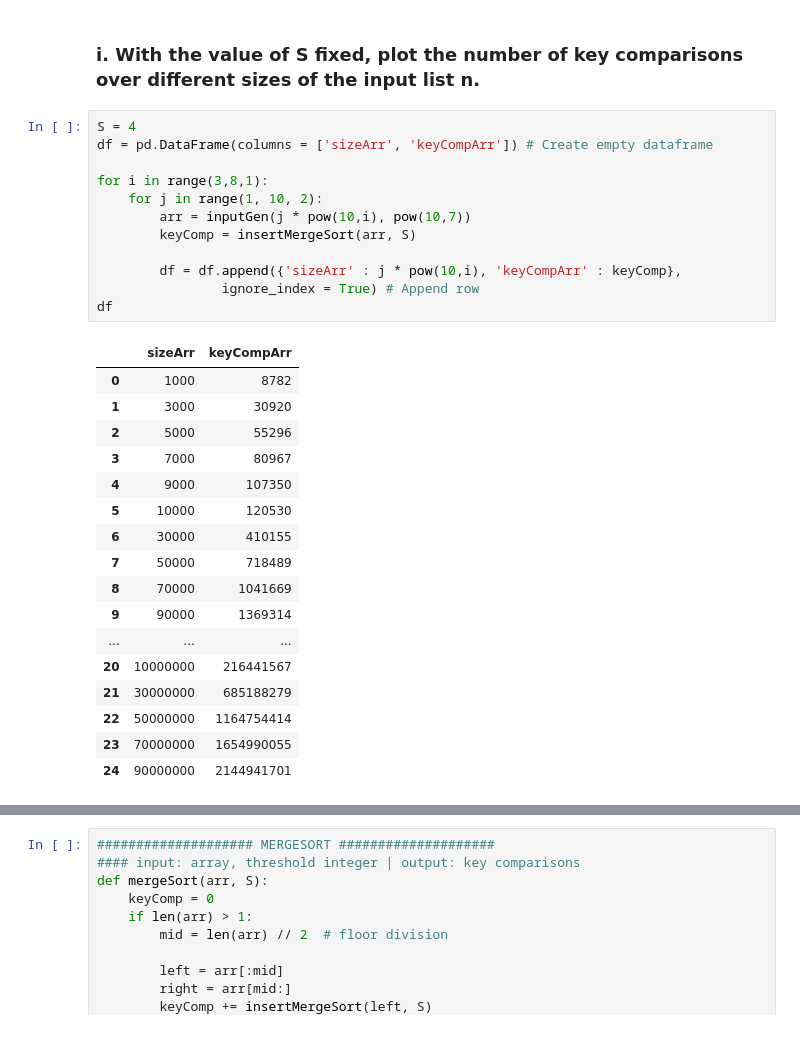
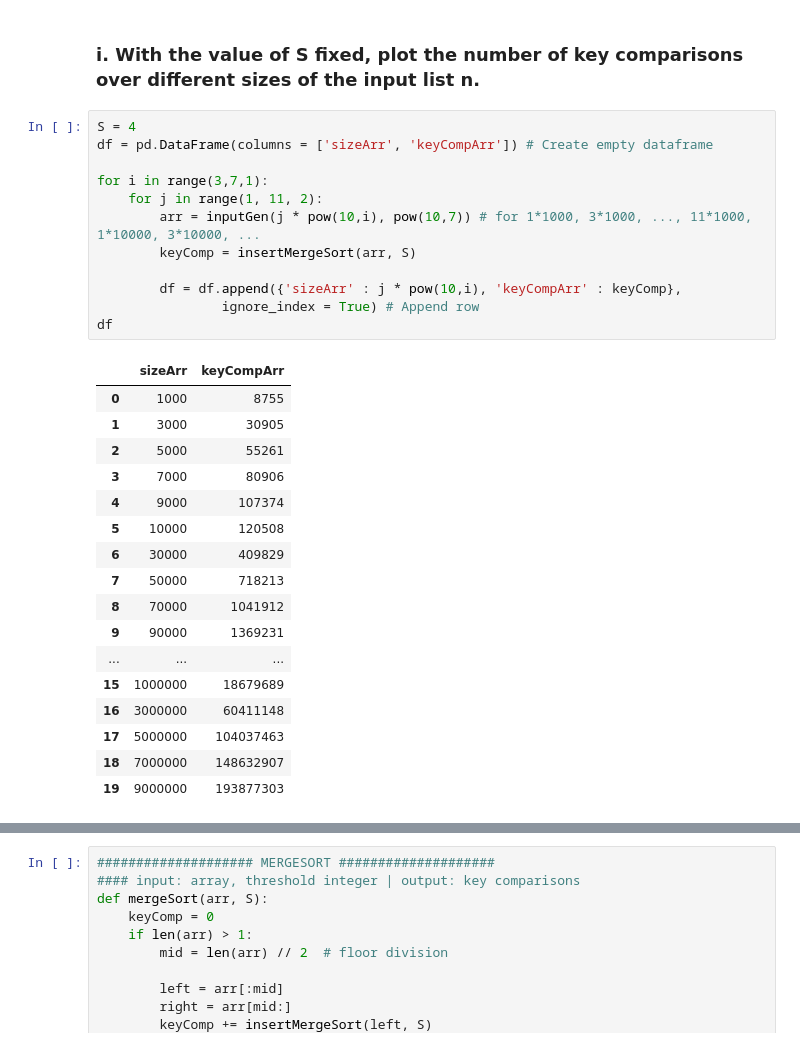
Before and after one commit to CZ2101-BCS3-GRP6/ALGO-ANALYSIS-LAB1, a Jupyter notebook: combined.ipynb, the cells around one changed output, grey strips where cells are left out. Drawn from its saved outputs; the diff is of its cells as text.

```diff
--- a/combined.ipynb
+++ b/combined.ipynb
@@ -173,33 +175,33 @@ Formally, if x is less than the array size, there will definitely be duplicate k
 # %%
 S = 4
 df = pd.DataFrame(columns = ['sizeArr', 'keyCompArr']) # Create empty dataframe
 
-for i in range(3,8,1):
-    for j in range(1, 10, 2):
-        arr = inputGen(j * pow(10,i), pow(10,7))
+for i in range(3,7,1):
+    for j in range(1, 11, 2):
+        arr = inputGen(j * pow(10,i), pow(10,7)) # for 1*1000, 3*1000, ..., 11*1000, 1*10000, 3*10000, ...
         keyComp = insertMergeSort(arr, S)
 
         df = df.append({'sizeArr' : j * pow(10,i), 'keyCompArr' : keyComp},
                 ignore_index = True) # Append row
 df
 # %% [output]
 |  | sizeArr | keyCompArr |
-| 0 | 1000 | 8782 |
-| 1 | 3000 | 30920 |
-| 2 | 5000 | 55296 |
-| 3 | 7000 | 80967 |
-| 4 | 9000 | 107350 |
-| 5 | 10000 | 120530 |
-| 6 | 30000 | 410155 |
-| 7 | 50000 | 718489 |
-| 8 | 70000 | 1041669 |
-| 9 | 90000 | 1369314 |
+| 0 | 1000 | 8755 |
+| 1 | 3000 | 30905 |
+| 2 | 5000 | 55261 |
+| 3 | 7000 | 80906 |
+| 4 | 9000 | 107374 |
+| 5 | 10000 | 120508 |
+| 6 | 30000 | 409829 |
+| 7 | 50000 | 718213 |
+| 8 | 70000 | 1041912 |
+| 9 | 90000 | 1369231 |
 | ... | ... | ... |
-| 20 | 10000000 | 216441567 |
-| 21 | 30000000 | 685188279 |
-| 22 | 50000000 | 1164754414 |
-| 23 | 70000000 | 1654990055 |
-| 24 | 90000000 | 2144941701 |
+| 15 | 1000000 | 18679689 |
+| 16 | 3000000 | 60411148 |
+| 17 | 5000000 | 104037463 |
+| 18 | 7000000 | 148632907 |
+| 19 | 9000000 | 193877303 |
 # %%
 plotGraphFromDF(
     pd.DataFrame(
```
Also changed, not shown: parts of 16 cells of this notebook, 1 other file.
